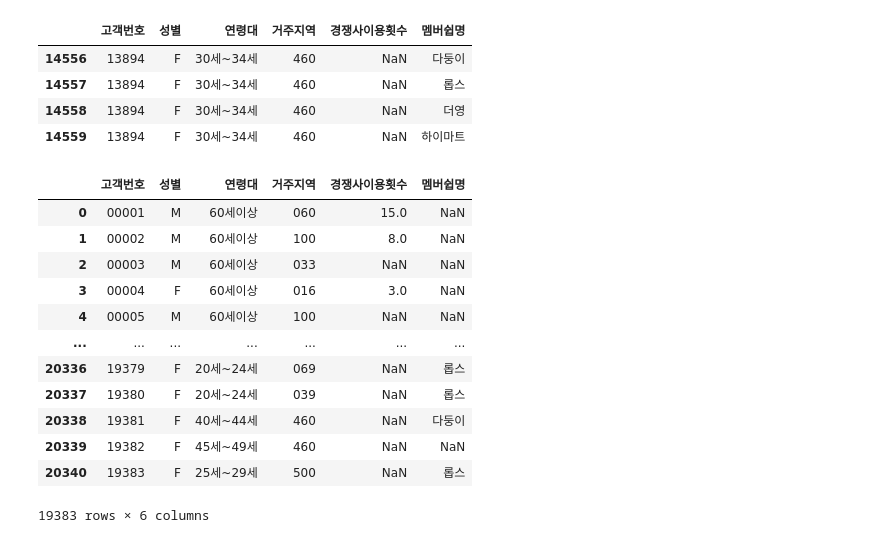
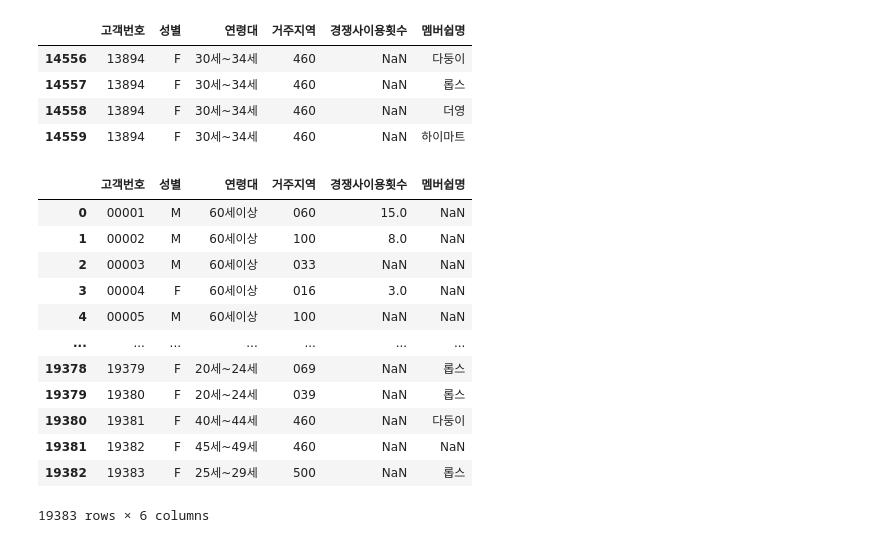
Before and after one commit to HyeonuJeong/Mycakd5, a Jupyter notebook: m5_DB/1차프로젝트테이블.ipynb, the cells around one changed output. Saved outputs shown, nothing was run; the diff lists cells and outputs as text; code cells hidden in the pictures.

```diff
--- a/m5_DB/1차프로젝트테이블.ipynb
+++ b/m5_DB/1차프로젝트테이블.ipynb
@@ -168,20 +167,21 @@ df[df['고객번호'] == '13894']
 # %%
 dfc=df
 dfc=dfc.drop_duplicates(['고객번호'])
+dfc=dfc.reset_index().drop(['index'], axis=1)
 dfc
 # %% [output]
 |  | 고객번호 | 성별 | 연령대 | 거주지역 | 경쟁사이용횟수 | 멤버쉽명 |
 | 0 | 00001 | M | 60세이상 | 060 | 15.0 | NaN |
 | 1 | 00002 | M | 60세이상 | 100 | 8.0 | NaN |
 | 2 | 00003 | M | 60세이상 | 033 | NaN | NaN |
 | 3 | 00004 | F | 60세이상 | 016 | 3.0 | NaN |
 | 4 | 00005 | M | 60세이상 | 100 | NaN | NaN |
 | ... | ... | ... | ... | ... | ... | ... |
-| 20336 | 19379 | F | 20세~24세 | 069 | NaN | 롭스 |
-| 20337 | 19380 | F | 20세~24세 | 039 | NaN | 롭스 |
-| 20338 | 19381 | F | 40세~44세 | 460 | NaN | 다둥이 |
-| 20339 | 19382 | F | 45세~49세 | 460 | NaN | NaN |
-| 20340 | 19383 | F | 25세~29세 | 500 | NaN | 롭스 |
+| 19378 | 19379 | F | 20세~24세 | 069 | NaN | 롭스 |
+| 19379 | 19380 | F | 20세~24세 | 039 | NaN | 롭스 |
+| 19380 | 19381 | F | 40세~44세 | 460 | NaN | 다둥이 |
+| 19381 | 19382 | F | 45세~49세 | 460 | NaN | NaN |
+| 19382 | 19383 | F | 25세~29세 | 500 | NaN | 롭스 |
 19383 rows × 6 columns
 # %%
 %%time
```
Also changed, not shown: parts of 8 cells of this notebook, 2 other files.
